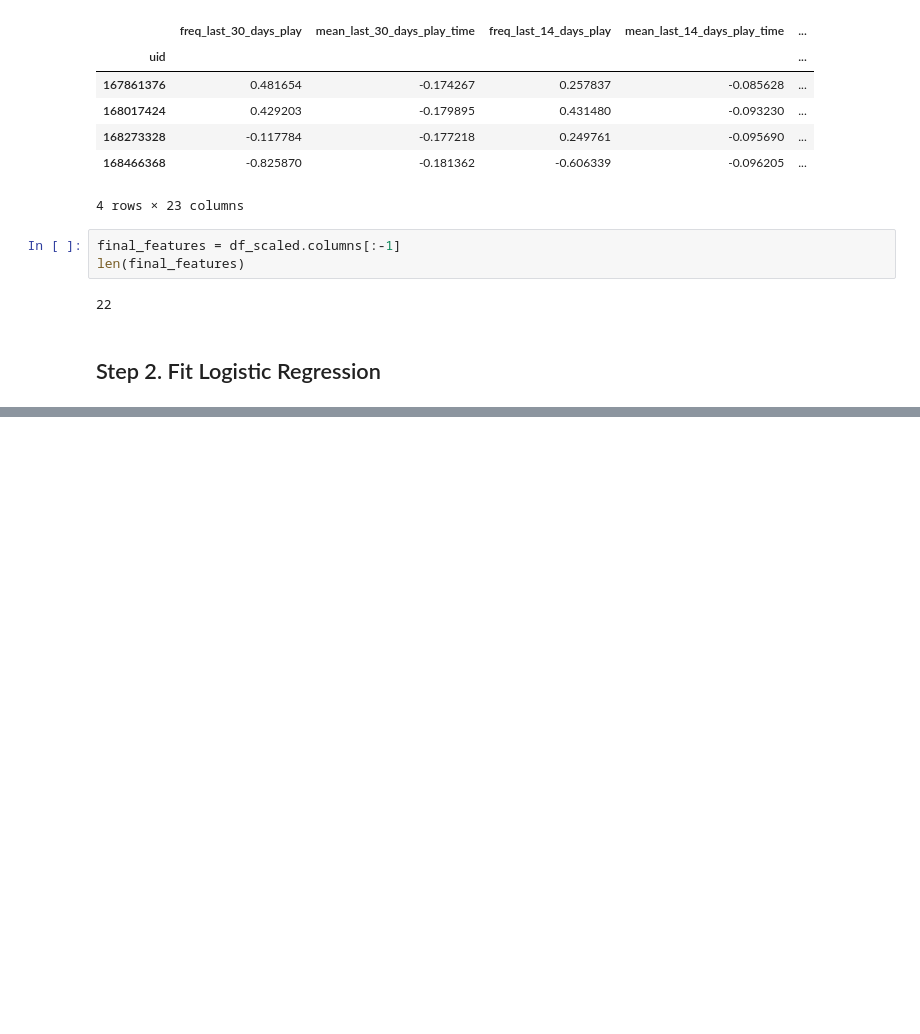
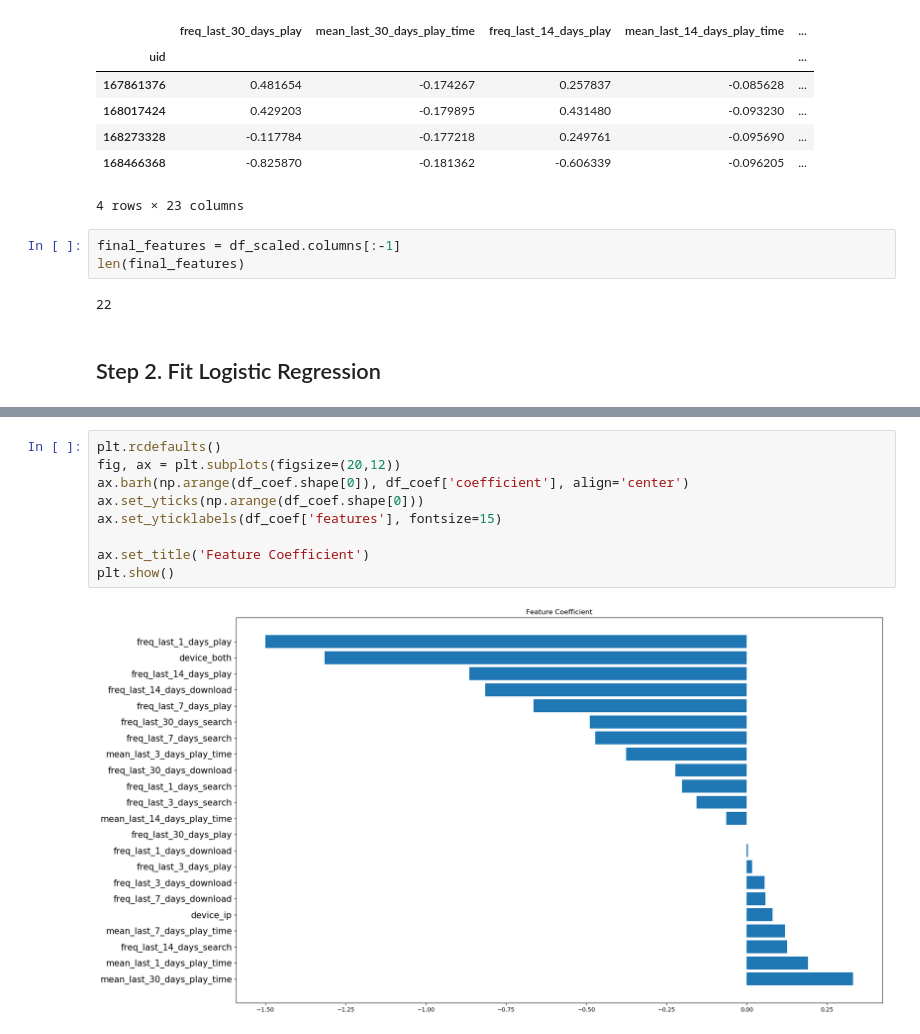
Before and after one commit to ZiweiDuan/MusicBox, a Jupyter notebook: Codes/7_Model Fitting.ipynb, the cells around one changed output, grey strips where cells are left out. Drawn from its saved outputs; the diff is of its cells as text; blank space fills up the shorter version.

```diff
--- a/Codes/7_Model Fitting.ipynb
+++ b/Codes/7_Model Fitting.ipynb
@@ -160,0 +264,11 @@ y_prob = model_LR.predict_proba(x_train)[:, 1]
+# %%
+plt.rcdefaults()
+fig, ax = plt.subplots(figsize=(20,12))
+ax.barh(np.arange(df_coef.shape[0]), df_coef['coefficient'], align='center')
+ax.set_yticks(np.arange(df_coef.shape[0]))
+ax.set_yticklabels(df_coef['features'], fontsize=15)
+
+ax.set_title('Feature Coefficient')
+plt.show()
+# %% [output]
+[figure, added]
```
Also changed, not shown: parts of 16 cells of this notebook.
